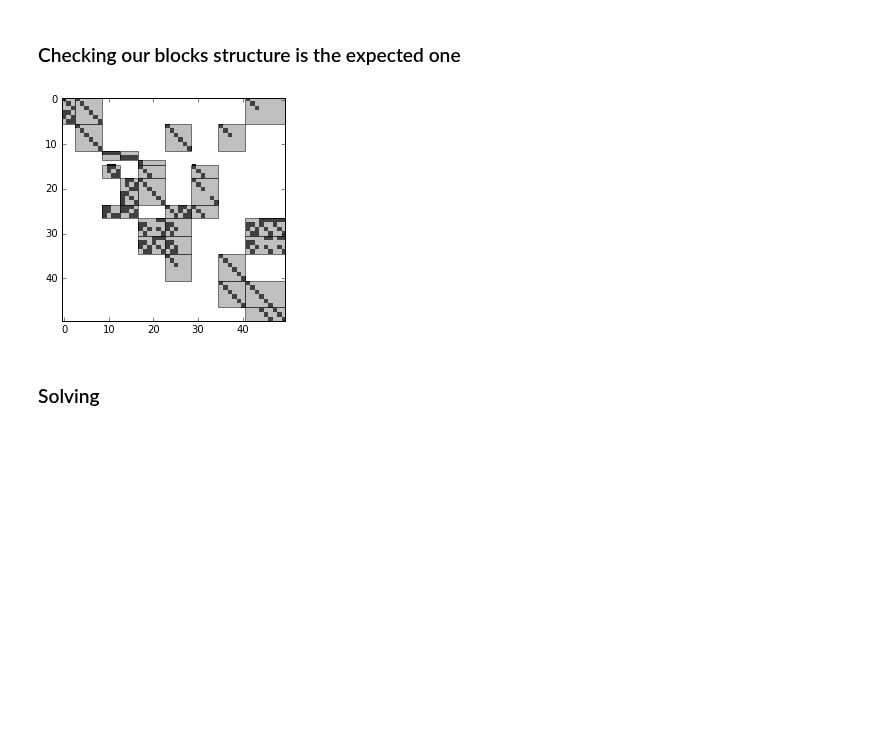
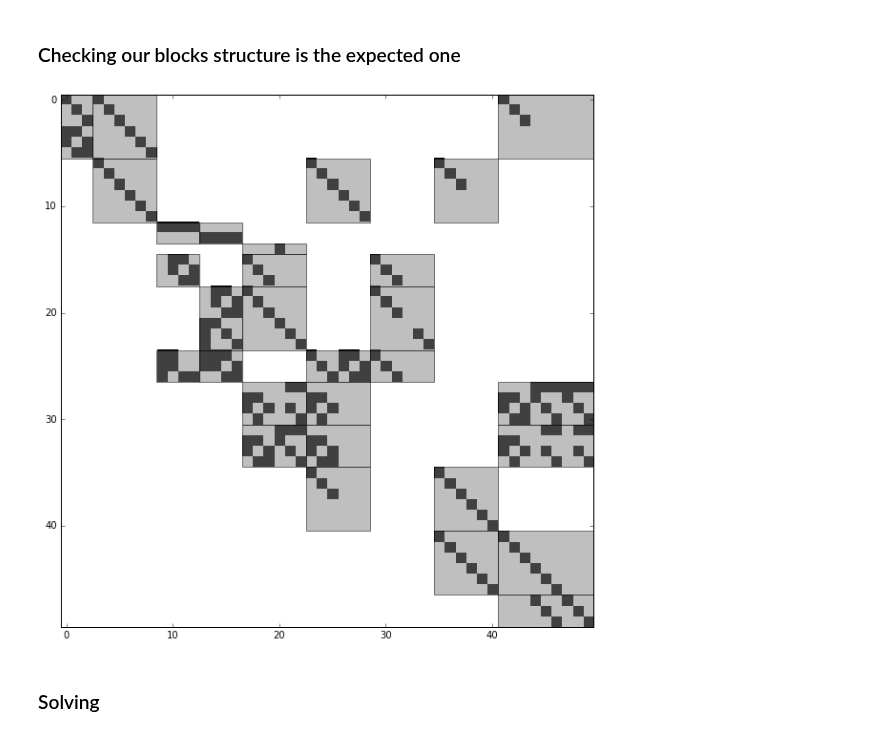
Before and after one commit to glyg/notebooks, a Jupyter notebook: tyssue/Rheology/Equations.ipynb, the cells around one changed output. Drawn from its saved outputs; the diff is of its cells as text; code cells hidden in the pictures; blank space fills up the shorter version.

Commit message:
working on stacked sheets

```diff
--- a/tyssue/Rheology/Equations.ipynb
+++ b/tyssue/Rheology/Equations.ipynb
@@ -658,8 +658,11 @@ def center_eq(sheet, row_idxs, col_idxs):
 
 def orientation_eq(sheet, row_idxs, col_idxs):
 
+    edge_01 = sheet.edge_df[(sheet.edge_df['srce']==0) &
+                            (sheet.edge_df['trgt']==1)].index
+
     return ([1,], (row_idxs['orientation'],
-                   [col_idxs['chord_orient'][0],])),
+                   col_idxs['chord_orient'][edge_01])),
 
 
 def chord_x_eq(sheet, row_idxs, col_idxs):
@@ -1006,11 +1009,10 @@ def concatenate_blocks(blocks):
         j = np.concatenate([j, j_])
     return data, (i, j)
 
-def diff_equation(sheet):
+def diff_equation(sheet, model):
 
-    row_idxs, col_idxs = RheologyModel.matrix_indices(sheet)
     equations = get_equations()
-    blocks = sum((eq(sheet, row_idxs, col_idxs)
+    blocks = sum((eq(sheet, model.row_idxs, model.col_idxs)
                   for eq in equations.values()), ())
 
     mat = sparse.coo_matrix(concatenate_blocks(blocks))
@@ -1062,34 +1060,35 @@ blocks = {'laplace' : ['pressure', 'curvature', 'tension'],
           'curvature': ['curvature', 'arc_chord_angle', 'arc_length'],
           'center': ['x', 'y'],
           'orientation': ['chord_orient'],
           'chord_x': ['x', 'chord_orient', 'length'],
           'chord_y': ['y', 'chord_orient', 'length'],
           'volume': ['x', 'y', 'length', 'arc_chord_angle'],
           'plateau_x': ['chord_orient', 'arc_chord_angle', 'tension'],
           'plateau_y': ['chord_orient', 'arc_chord_angle', 'tension'],
           'arc_length': ['arc_chord_angle', 'arc_length'],
           'rheology': ['arc_length', 'tension'],
           'strainrate': ['tension']}
 
 block_shapes = [(row_idxs[eq].size, col_idxs[var].size)
                 for eq, variables in blocks.items()
                 for var in variables]
 block_recs = [((col_idxs[var][0]-0.5, row_idxs[eq][0]-0.5),
               col_idxs[var].size, row_idxs[eq].size)
               for eq, variables in blocks.items()
               for var in variables]
 
 
 from matplotlib.patches import Rectangle
 fig, ax = plt.subplots()
 ax.imshow(np.abs(mat.toarray())>0,
           cmap='Greys',
           interpolation='nearest')
 for rec in block_recs:
     ax.add_patch(Rectangle(*rec, edgecolor='k',
                            facecolor='grey', alpha=0.5))
+fig.set_size_inches((10, 10))
 # %% [output]
-[figure, old version]
+[figure, new version]
 # %% [markdown]
 ### Solving
 # %%
```
Also changed, not shown: parts of 3 cells of this notebook, 2 other files.
